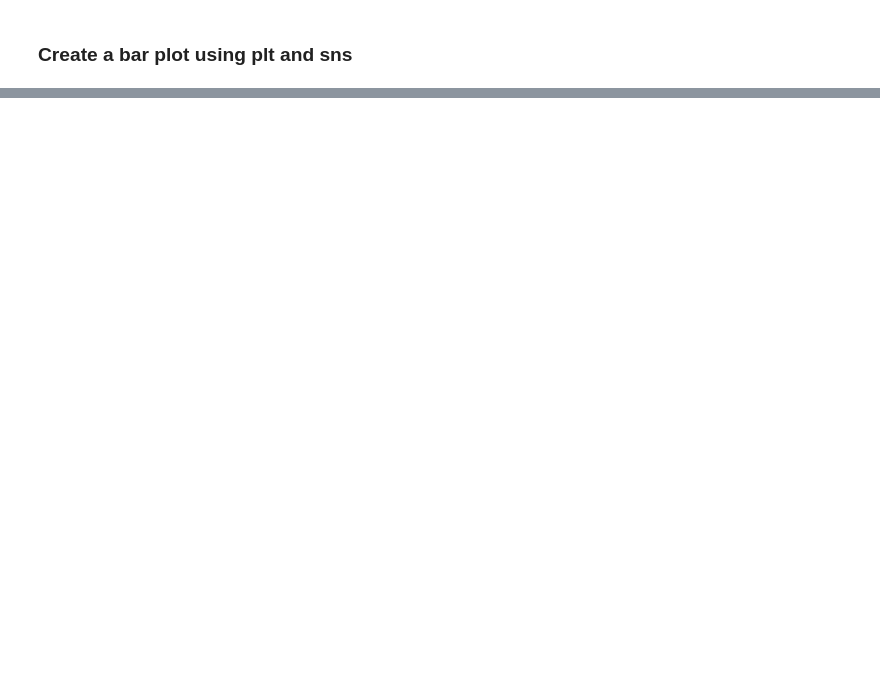
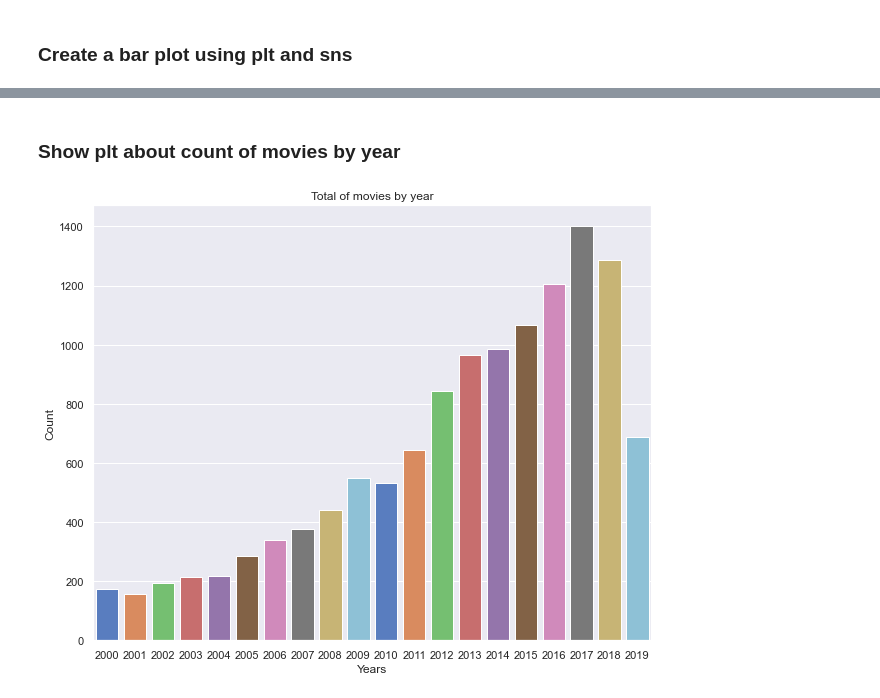
Before and after one commit to galileoguzman/bedu-data-04-20210306, a Jupyter notebook: movies_analysis.ipynb, the cells around one changed output, grey strips where cells are left out. Cells and saved outputs as stored; diff of their text form; code cells hidden in the pictures; blank space fills up the shorter version.

```diff
--- a/movies_analysis.ipynb
+++ b/movies_analysis.ipynb
@@ -142,0 +134,18 @@ plt.show()
+# %%
+# Count values by column 'year'
+movies_count_by_year = df.year.value_counts()
+print(movies_count_by_year)
+
+# Getting first 20 items from previous serie/list
+movies_count_by_year = movies_count_by_year[:20]
+
+# Resetting index
+movies_count_by_year = movies_count_by_year.reset_index()
+
+print(movies_count_by_year)
+
+# Set name for colums
+movies_count_by_year = movies_count_by_year.rename(columns={'index': 'year', 'year': 'count'})
+
+# showing result
+print(movies_count_by_year)
@@ -142,0 +170,15 @@ plt.show()
+# %% [markdown]
+### Show plt about count of movies by year
+# %%
+sns.set()
+
+plt.figure(figsize=(10, 8))
+plt.title('Total of movies by year')
+
+sns.barplot(data=movies_count_by_year, x='year', y='count', palette='muted')
+
+plt.xlabel('Years')
+plt.ylabel('Count')
+plt.show()
+# %% [output]
+[figure, added]
```
Also changed, not shown: parts of 5 cells of this notebook.
